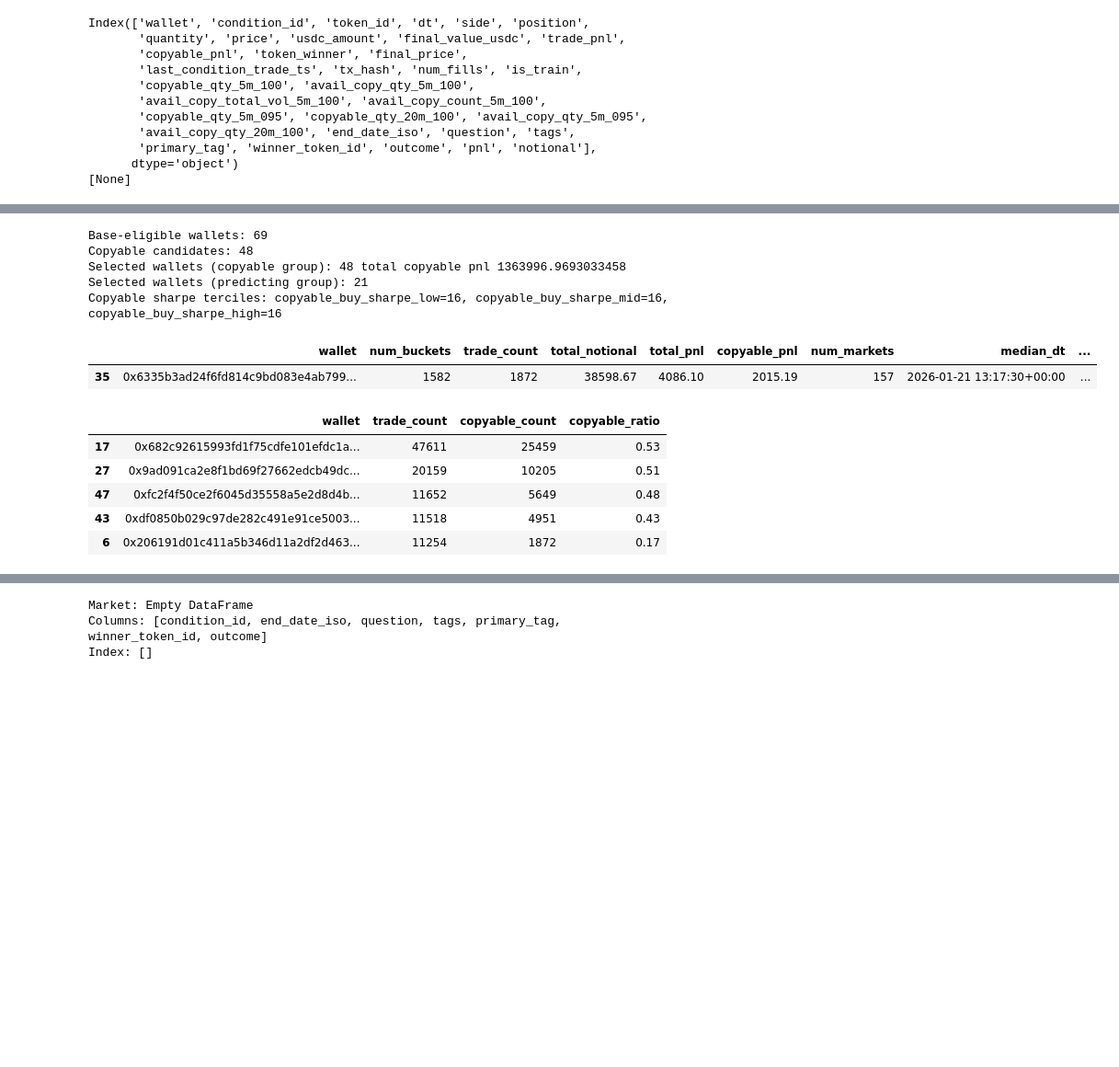
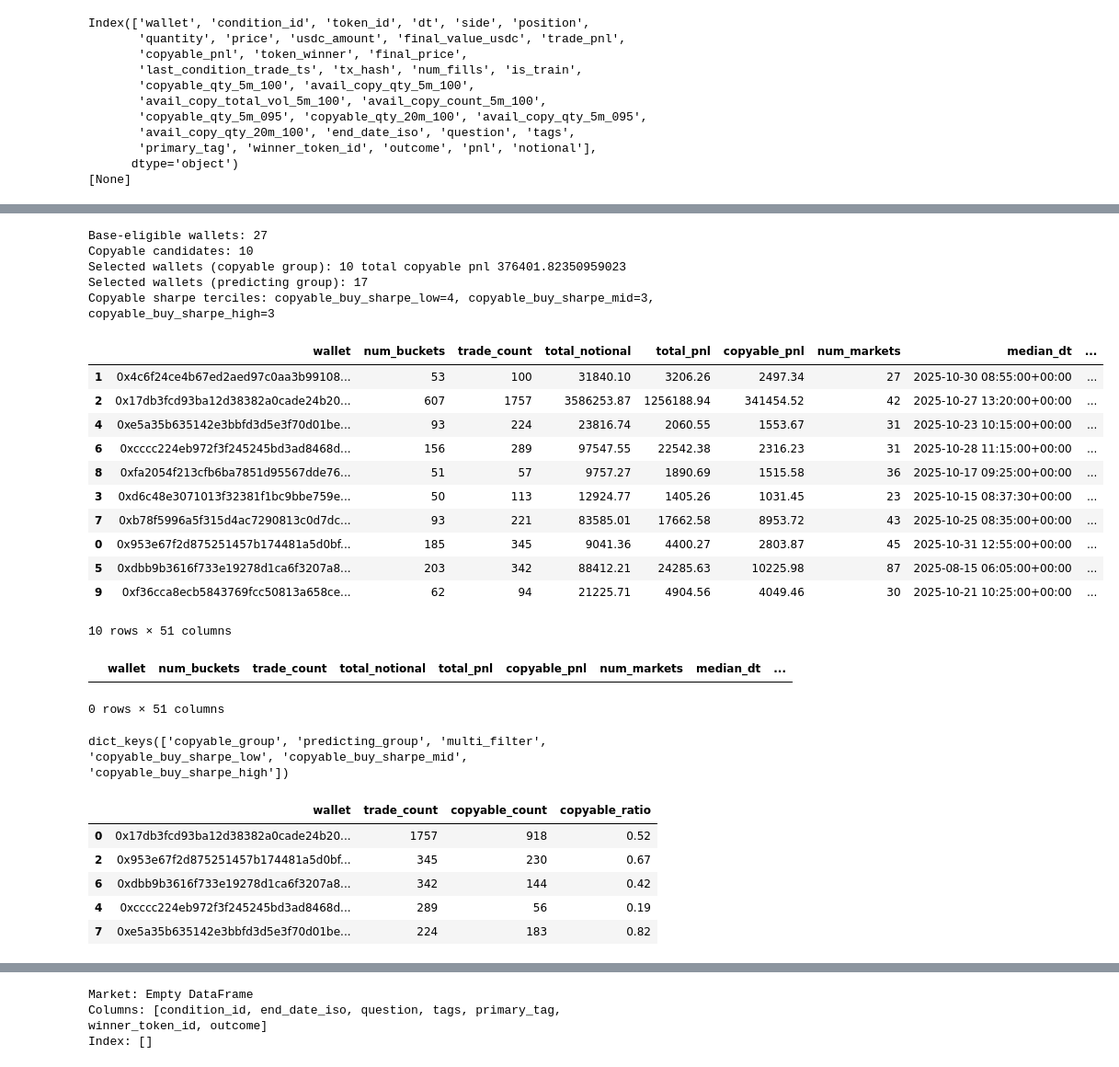
Before and after one commit to vobornij/polymarket, a Jupyter notebook: notebooks/flow/stage1_wallet_strategy_selection.ipynb, the cells around one changed output, grey strips where cells are left out. Shown at 92% size. Cells and saved outputs as stored; diff of their text form; code cells hidden in the pictures; blank space fills up the shorter version.

```diff
--- a/notebooks/flow/stage1_wallet_strategy_selection.ipynb
+++ b/notebooks/flow/stage1_wallet_strategy_selection.ipynb
@@ -39,7 +36,7 @@ The autoreload extension is already loaded. To reload it, use:
 # %%
 # ── configuration ─────────────────────────────────────────────────────────────
 # TAGS = set(['Weather'])
-TAGS = set(['Politics'])
+TAGS = set(['Esports'])
 # TAGS = set(['Awards'])
 # TAGS = set(['MrBeast', 'Trump', 'Elections', 'Celebrities', 'Elon Musk', 'YouTube'])
 
@@ -73,7 +70,7 @@ WALLET_FILTER = None
 # Copy only trades whose per-wallet exposure (position * price) is >= T_{w,f},
 # the largest exposure capturing fraction `f` of the wallet's train copyable PnL
 # (fit via wallet_capture_thresholds on train; f == 1.0 copies everything).
-EXPOSURE_FRACS   = (1, 0.95, 0.9, 0.8, 0.5, 0.2, 0.1, 0.05)
+EXPOSURE_FRACS   = (1, 0.5, 0.2) #, 0.95, 0.9, 0.8, 0.5, 0.2, 0.1, 0.05)
 EXPOSURE_PNL_COL = "copyable_pnl"
 EXPOSURE_EXP_COL = "exposure"   # computed as position * price
 
@@ -103,7 +100,7 @@ print(mdf.groupby('primary_tag').size().sort_values(ascending=False).head(20))
 
 mdf = mdf[
     # (TAGS is None or mdf['primary_tag'].isin(TAGS))
-    ~(mdf['primary_tag'].isin(['Sports', 'Crypto']))
+     ~(mdf['primary_tag'].isin(['Crypto']))
     & ((TAGS is None) or mdf["tags"].apply(lambda tags: any(tag in TAGS for tag in tags)))
     & (mdf['winner_token_id'].notna())
 ].copy().reset_index(drop=True)
@@ -479,40 +525,59 @@ wallet_cohorts['copyable_group'] = (
 
 predicting_pool = eligible_base[
     ~eligible_base['wallet'].isin(wallet_cohorts['copyable_group']['wallet'])
 ].copy()
 wallet_cohorts['predicting_group'] = (
     predicting_pool
     .reset_index(drop=True)
 )
 
 overlap = set(wallet_cohorts['copyable_group']['wallet']) & set(wallet_cohorts['predicting_group']['wallet'])
 if overlap:
     raise ValueError(f'Wallet groups must be disjoint; found overlap of {len(overlap)} wallets.')
 
 wallet_cohorts['multi_filter'] = wallet_cohorts['copyable_group'].copy()
 
 # Split the copyable group into 3 terciles by estimated_copyable_buy_sharpe
 _sharpe = wallet_cohorts['copyable_group']['estimated_copyable_buy_sharpe']
 
 _terciles = pd.qcut(_sharpe, 3, labels=['copyable_buy_sharpe_low', 'copyable_buy_sharpe_mid', 'copyable_buy_sharpe_high'])
 for _label in _terciles.cat.categories:
     wallet_cohorts[_label] = wallet_cohorts['copyable_group'][_terciles == _label].copy().reset_index(drop=True)
 
 
 print(f"Base-eligible wallets: {len(eligible_base):,}")
 print(f"Copyable candidates: {len(copyable_candidates):,}")
 print(f"Selected wallets (copyable group): {len(wallet_cohorts['copyable_group']):,} total copyable pnl {wallet_cohorts['copyable_group']['copyable_pnl'].sum()}")
 print(f"Selected wallets (predicting group): {len(wallet_cohorts['predicting_group']):,}")
 print("Copyable sharpe terciles: " + ", ".join(f"{k}={len(wallet_cohorts[k])}" for k in ['copyable_buy_sharpe_low', 'copyable_buy_sharpe_mid', 'copyable_buy_sharpe_high']))
-wallet_cohorts['copyable_group'].sort_values('estimated_copyable_buy_sharpe', key=abs, ascending=False).head(1)
+wallet_cohorts['copyable_group'].sort_values('estimated_copyable_buy_sharpe', key=abs, ascending=False).head(36)
 # %% [output]
-Base-eligible wallets: 69
-Copyable candidates: 48
-Selected wallets (copyable group): 48 total copyable pnl 1363996.9693033458
-Selected wallets (predicting group): 21
-Copyable sharpe terciles: copyable_buy_sharpe_low=16, copyable_buy_sharpe_mid=16, copyable_buy_sharpe_high=16
+Base-eligible wallets: 27
+Copyable candidates: 10
+Selected wallets (copyable group): 10 total copyable pnl 376401.82350959023
+Selected wallets (predicting group): 17
+Copyable sharpe terciles: copyable_buy_sharpe_low=4, copyable_buy_sharpe_mid=3, copyable_buy_sharpe_high=3
 |  | wallet | num_buckets | trade_count | total_notional | total_pnl | copyable_pnl | num_markets | median_dt | ... |
-| 35 | 0x6335b3ad24f6fd814c9bd083e4ab799... | 1582 | 1872 | 38598.67 | 4086.10 | 2015.19 | 157 | 2026-01-21 13:17:30+00:00 | ... |
+| 1 | 0x4c6f24ce4b67ed2aed97c0aa3b99108... | 53 | 100 | 31840.10 | 3206.26 | 2497.34 | 27 | 2025-10-30 08:55:00+00:00 | ... |
+| 2 | 0x17db3fcd93ba12d38382a0cade24b20... | 607 | 1757 | 3586253.87 | 1256188.94 | 341454.52 | 42 | 2025-10-27 13:20:00+00:00 | ... |
+| 4 | 0xe5a35b635142e3bbfd3d5e3f70d01be... | 93 | 224 | 23816.74 | 2060.55 | 1553.67 | 31 | 2025-10-23 10:15:00+00:00 | ... |
+| 6 | 0xcccc224eb972f3f245245bd3ad8468d... | 156 | 289 | 97547.55 | 22542.38 | 2316.23 | 31 | 2025-10-28 11:15:00+00:00 | ... |
+| 8 | 0xfa2054f213cfb6ba7851d95567dde76... | 51 | 57 | 9757.27 | 1890.69 | 1515.58 | 36 | 2025-10-17 09:25:00+00:00 | ... |
+| 3 | 0xd6c48e3071013f32381f1bc9bbe759e... | 50 | 113 | 12924.77 | 1405.26 | 1031.45 | 23 | 2025-10-15 08:37:30+00:00 | ... |
+| 7 | 0xb78f5996a5f315d4ac7290813c0d7dc... | 93 | 221 | 83585.01 | 17662.58 | 8953.72 | 43 | 2025-10-25 08:35:00+00:00 | ... |
+| 0 | 0x953e67f2d875251457b174481a5d0bf... | 185 | 345 | 9041.36 | 4400.27 | 2803.87 | 45 | 2025-10-31 12:55:00+00:00 | ... |
+| 5 | 0xdbb9b3616f733e19278d1ca6f3207a8... | 203 | 342 | 88412.21 | 24285.63 | 10225.98 | 87 | 2025-08-15 06:05:00+00:00 | ... |
+| 9 | 0xf36cca8ecb5843769fcc50813a658ce... | 62 | 94 | 21225.71 | 4904.56 | 4049.46 | 30 | 2025-10-21 10:25:00+00:00 | ... |
+10 rows × 51 columns
+# %%
+wallet_cohorts['copyable_group'].query("wallet == '0x1f9e15f39bbd5d163b0eacf0fbef647ced9e4f1a'")
+# %% [output]
+|  | wallet | num_buckets | trade_count | total_notional | total_pnl | copyable_pnl | num_markets | median_dt | ... |
+0 rows × 51 columns
+# %%
+wallet_cohorts.keys()
+# %% [output]
+dict_keys(['copyable_group', 'predicting_group', 'multi_filter', 'copyable_buy_sharpe_low', 'copyable_buy_sharpe_mid', 'copyable_buy_sharpe_high'])
 # %%
 df_ana = df_full[df_full["is_train"] == False].copy()
 # %%
@@ -528,8 +593,8 @@ df_full[df_full['wallet'].isin(wallet_cohorts['copyable_group']['wallet'])] \
     .reset_index().sort_values('trade_count', ascending=False).head(5)
 # %% [output]
 |  | wallet | trade_count | copyable_count | copyable_ratio |
-| 17 | 0x682c92615993fd1f75cdfe101efdc1a... | 47611 | 25459 | 0.53 |
-| 27 | 0x9ad091ca2e8f1bd69f27662edcb49dc... | 20159 | 10205 | 0.51 |
-| 47 | 0xfc2f4f50ce2f6045d35558a5e2d8d4b... | 11652 | 5649 | 0.48 |
-| 43 | 0xdf0850b029c97de282c491e91ce5003... | 11518 | 4951 | 0.43 |
-| 6 | 0x206191d01c411a5b346d11a2df2d463... | 11254 | 1872 | 0.17 |
+| 0 | 0x17db3fcd93ba12d38382a0cade24b20... | 1757 | 918 | 0.52 |
+| 2 | 0x953e67f2d875251457b174481a5d0bf... | 345 | 230 | 0.67 |
+| 6 | 0xdbb9b3616f733e19278d1ca6f3207a8... | 342 | 144 | 0.42 |
+| 4 | 0xcccc224eb972f3f245245bd3ad8468d... | 289 | 56 | 0.19 |
+| 7 | 0xe5a35b635142e3bbfd3d5e3f70d01be... | 224 | 183 | 0.82 |
```
Also changed, not shown: parts of 23 cells of this notebook, 11 other files.
